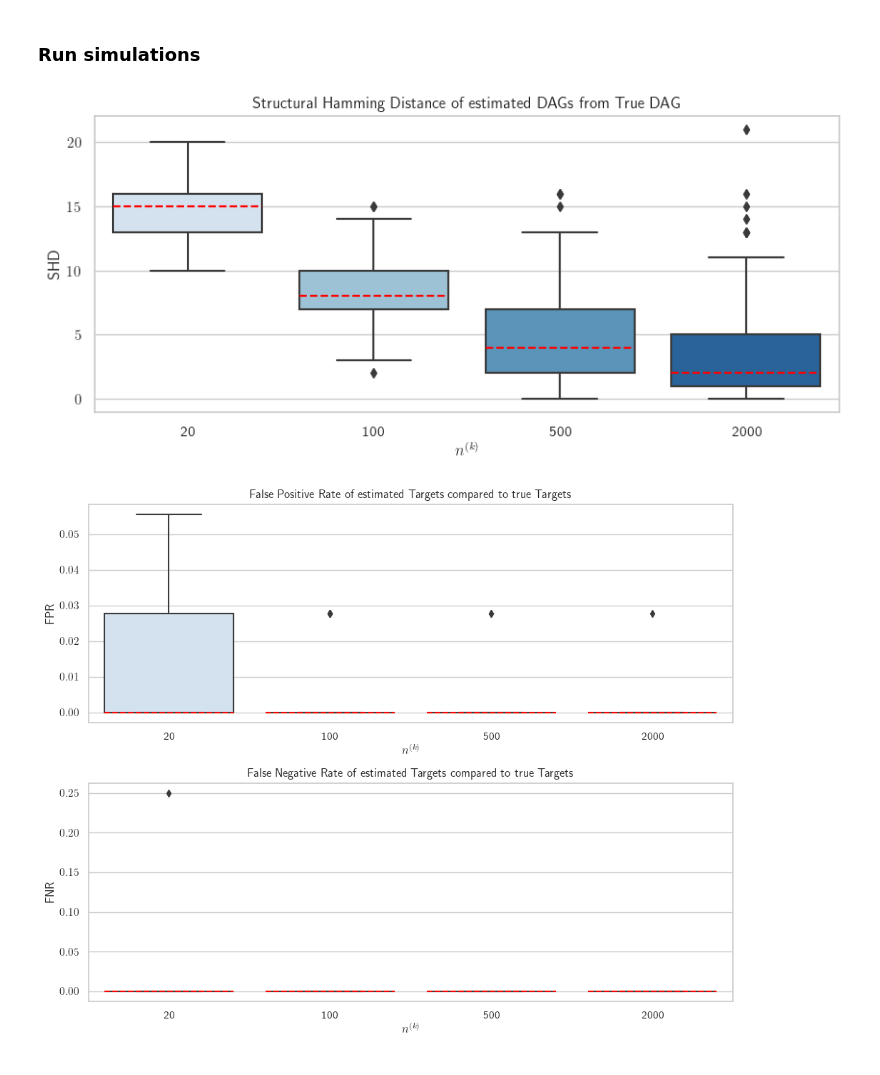
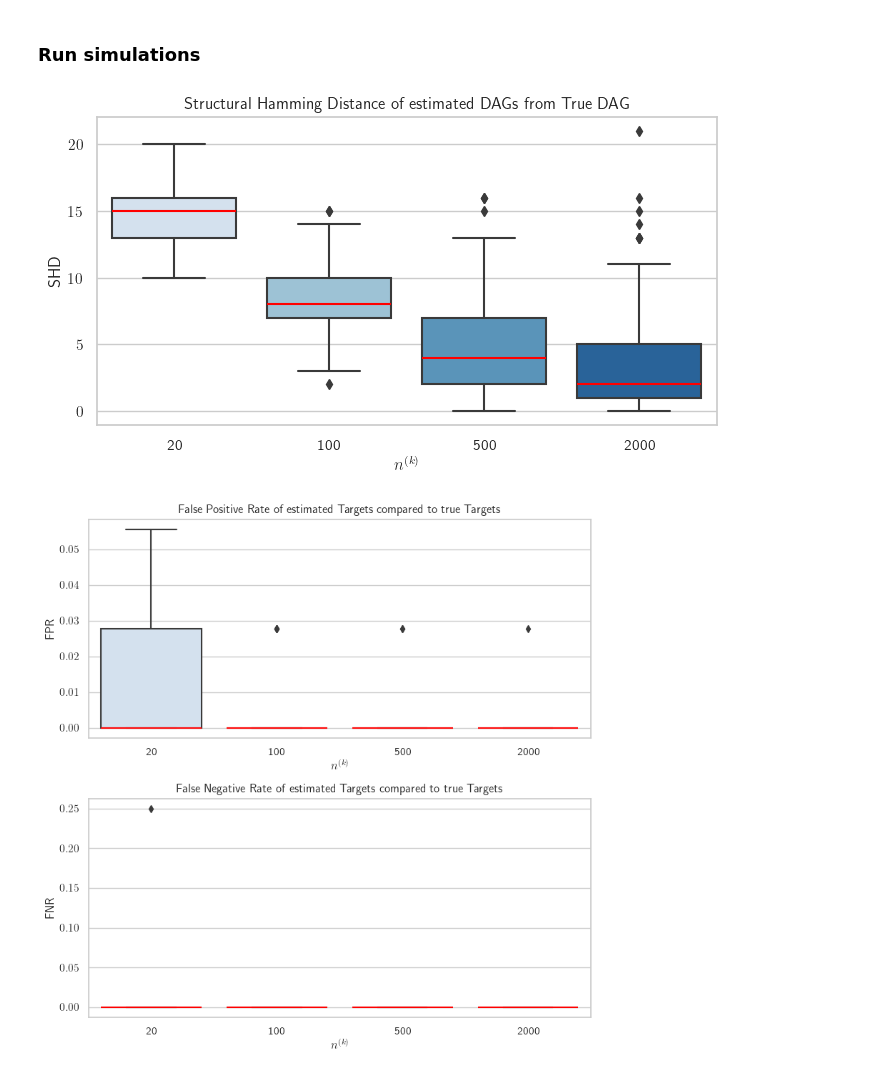
Before and after one commit to fabrizio-n/Bayesian_graphical_modelling_for_fault_diagnosis_in_industrial_plant_operations, a Jupyter notebook: python_mcmcdagtargets/simulation_study.ipynb, the cells around one changed output. Drawn from its saved outputs; the diff is of its cells as text; code cells hidden in the pictures.

Commit message:
output plots

```diff
--- a/python_mcmcdagtargets/simulation_study.ipynb
+++ b/python_mcmcdagtargets/simulation_study.ipynb
@@ -59,33 +61,32 @@ tot_sim_results = merge_par_sim(sim_results, 'sim_results')
 tot_fpr_results = merge_par_sim(sim_results, 'fpr')
 tot_fnr_results = merge_par_sim(sim_results, 'fnr')
 # %%
-fig, ax = plt.subplots(figsize=(10, 4))
+plt.figure(figsize=(8, 4))
 
 sns.set(style="whitegrid")
-palette = sns.color_palette("rocket")
-medianprops = {'color': 'red', 'linestyle': '--'}
-sns.boxplot(data=pd.DataFrame(tot_shd_results), orient="v", palette="Blues", ax=ax, medianprops=medianprops)
+medianprops = {'color': 'red', 'linestyle': '-'}
+sns.boxplot(data=pd.DataFrame(tot_shd_results), orient="v", palette="Blues", medianprops=medianprops)
 
 # Add customizations
 plt.title("Structural Hamming Distance of estimated DAGs from True DAG")
 plt.ylabel("SHD")
 plt.rcParams['text.usetex'] = True
 plt.xlabel(r'$n^{(k)}$')
 
 # Display the plot
 plt.savefig('output/simulation/shd_boxplots.png')
 plt.show()
 # %% [output]
-[figure, old version]
+[figure, new version]
 # %%
 # Create a 2x1 grid of subplots
-fig, axes = plt.subplots(2, 1, figsize=(10, 8))
+fig, axes = plt.subplots(2, 1, figsize=(8, 8))
 
 # Plot 1 - Box plot
 sns.set(style="whitegrid")
 plt.rcParams['text.usetex'] = True
 palette = sns.color_palette("rocket")
-medianprops = {'color': 'red', 'linestyle': '--'}
+medianprops = {'color': 'red', 'linestyle': '-'}
 sns.boxplot(data=pd.DataFrame(tot_fpr_results), orient="v", palette="Blues", ax=axes[0], medianprops=medianprops)
 
 # Add customizations to the first plot
@@ -108,4 +109,4 @@ plt.tight_layout()
 plt.savefig('output/simulation/fpr_fnr_boxplots.png')
 plt.show()
 # %% [output]
-[figure, old version]
+[figure, new version]
```
Also changed, not shown: parts of 1 cell of this notebook, 4 other files.
